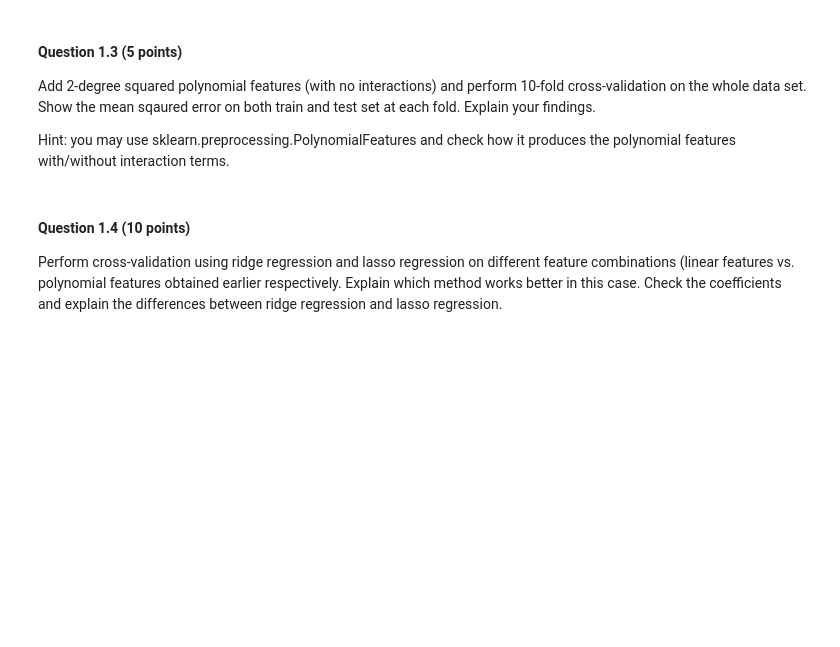
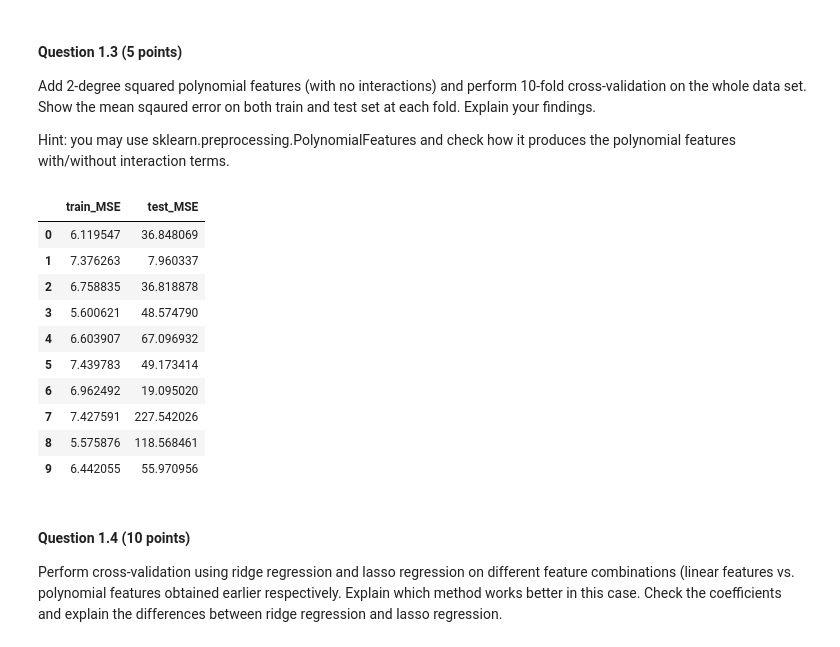
Before and after one commit to calculator3000/ml-assignment-1, a Jupyter notebook: 2487_2223_Assignment1.ipynb, the cells around one changed output. Cells and saved outputs as stored; diff of their text form; code cells hidden in the pictures; blank space fills up the shorter version.

```diff
--- a/2487_2223_Assignment1.ipynb
+++ b/2487_2223_Assignment1.ipynb
@@ -87,6 +118,42 @@ Perform a 10-fold cross-validation on the whole data set. Show the averaged mean
 Add 2-degree squared polynomial features (with no interactions) and perform 10-fold cross-validation on the whole data set. Show the mean sqaured error on both train and test set at each fold. Explain your findings.
 
 Hint: you may use sklearn.preprocessing.PolynomialFeatures and check how it produces the polynomial features with/without interaction terms.
+# %%
+# save an instance of PolynomialFeatures with the given degree
+# only interaction features are produced (the product of different input features)
+polynomial_features = PolynomialFeatures(degree = 2, interaction_only = True)
+
+# create new feature matrix
+X_poly = polynomial_features.fit_transform(X)
+
+# create polynomial regression model
+model = LinearRegression()
+
+# fit model to data
+model.fit(X_poly, y)
+
+# perform 10-fold cross-validation on dataset with MSE
+scores_poly = cross_validate(model, X_poly, y, scoring='neg_mean_squared_error', cv=10, return_train_score = True)
+
+# get train and test MSE from scores dict, multiply by -1 to get positive MSE
+train_MSE_poly = scores_poly["train_score"] * -1
+test_MSE_poly = scores_poly["test_score"] * -1
+
+# create dataframe containing the average MSE for train and test set for each fold
+mse_df_poly = pd.DataFrame({'train_MSE': train_MSE_poly, 'test_MSE': test_MSE_poly})
+mse_df_poly
+# %% [output]
+|  | train_MSE | test_MSE |
+| 0 | 6.119547 | 36.848069 |
+| 1 | 7.376263 | 7.960337 |
+| 2 | 6.758835 | 36.818878 |
+| 3 | 5.600621 | 48.574790 |
+| 4 | 6.603907 | 67.096932 |
+| 5 | 7.439783 | 49.173414 |
+| 6 | 6.962492 | 19.095020 |
+| 7 | 7.427591 | 227.542026 |
+| 8 | 5.575876 | 118.568461 |
+| 9 | 6.442055 | 55.970956 |
 # %% [markdown]
 #### Question 1.4 (10 points)
 
```
Also changed, not shown: parts of 14 cells of this notebook.
